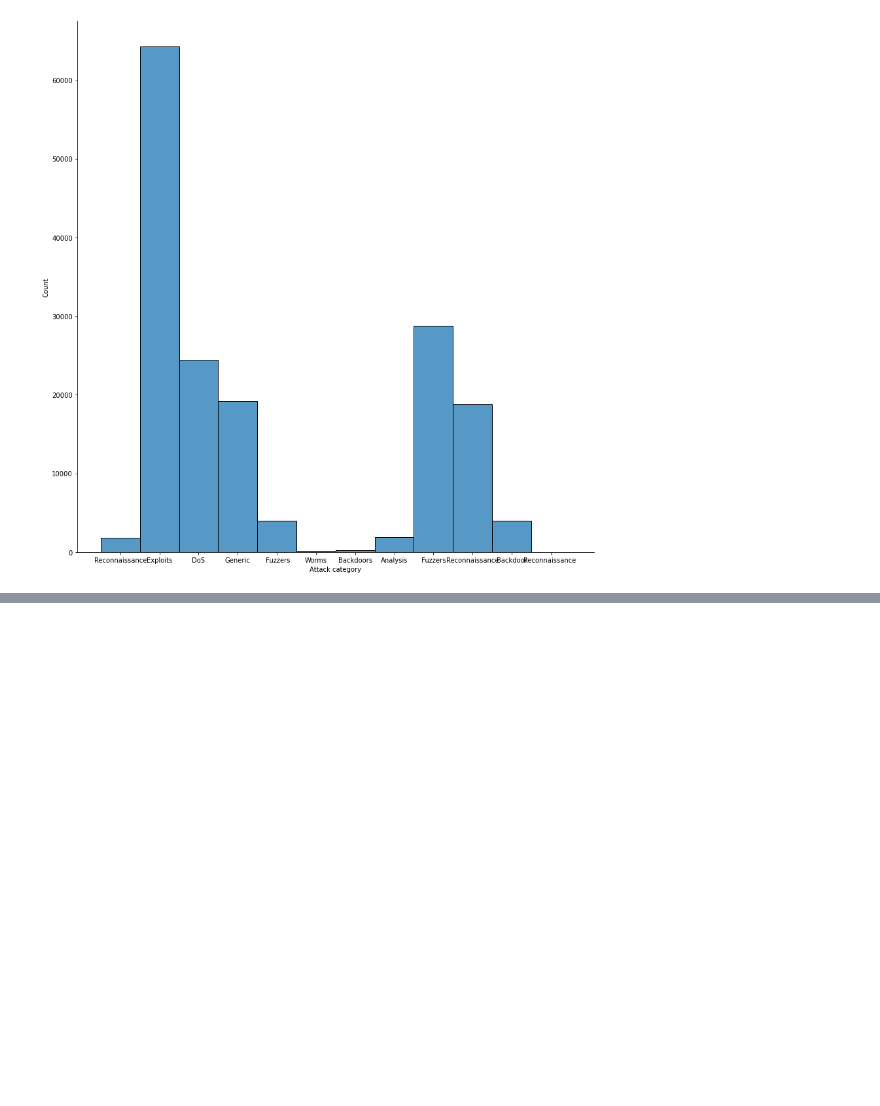
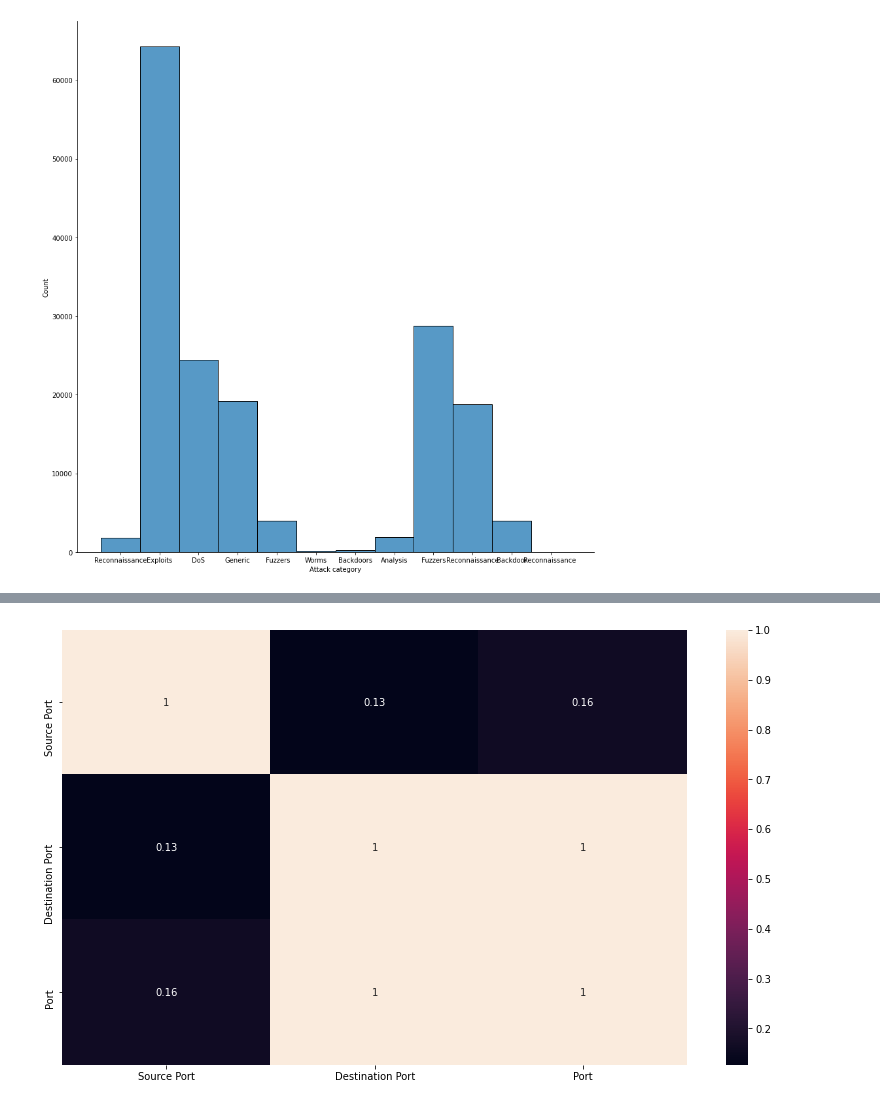
Before and after one commit to abbesdjilali/python_EDA, a Jupyter notebook: projet_facultatif/cybersecurity_attacks.ipynb, the cells around one changed output, grey strips where cells are left out. Cells and saved outputs as stored; diff of their text form; code cells hidden in the pictures; blank space fills up the shorter version.

```diff
--- a/projet_facultatif/cybersecurity_attacks.ipynb
+++ b/projet_facultatif/cybersecurity_attacks.ipynb
@@ -91,0 +113,5 @@ Dans ce graphique on remarque que les attaques la categorie d'attaque la plus ut
+# %%
+plt.figure(figsize=(14,8))
+sns.heatmap(df.corr(),annot=True);
+# %% [output]
+[figure, added]
```
Also changed, not shown: parts of 7 cells of this notebook.
